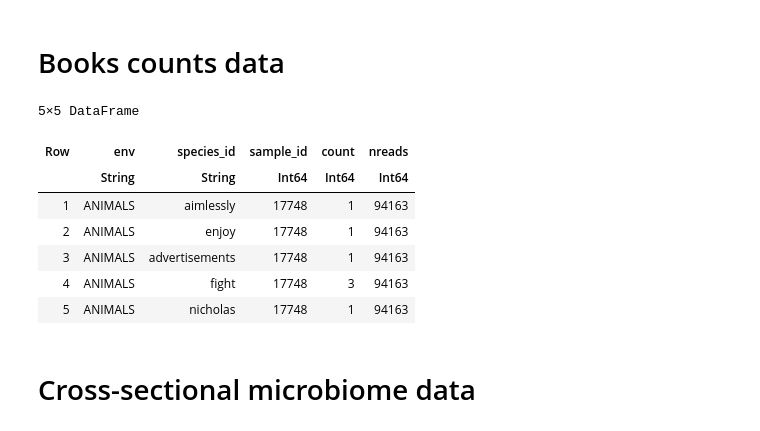
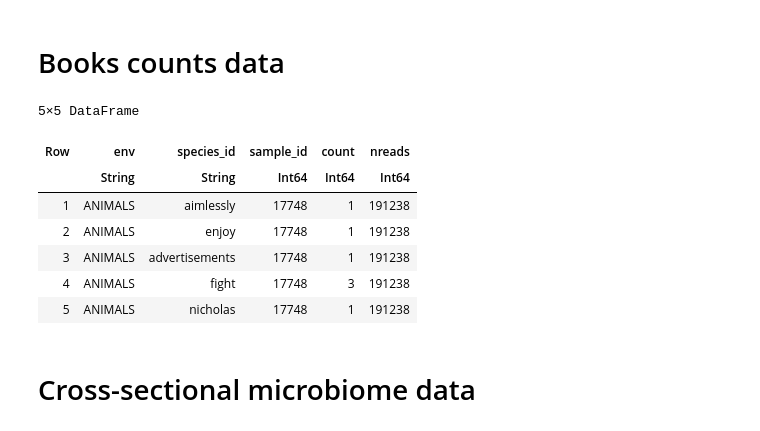
Before and after one commit to luca430/Meris, a Jupyter notebook: DatasetConversion.ipynb, the cells around one changed output. Drawn from its saved outputs; the diff is of its cells as text; code cells hidden in the pictures.

```diff
--- a/DatasetConversion.ipynb
+++ b/DatasetConversion.ipynb
@@ -157,11 +166,19 @@ STOPWORDS = Set([
     "a","b","c","d","e","f","g","h","i","j","k","l","m","n","o","p","q","r","s","t","u","v", "w","x","y","z"
 ])
 
-function word_counts(text; remove=true)
+function word_counts(text; remove=true, normalize=false, N=10_000)
     # Normalize & split into all words (including stop-words)
     text = lowercase(text)
     # Split on anything that isn't A–Z or a–z (one or more in a row)
     raw_words = filter(!isempty, split(text, r"[^A-Za-z]+"))
+
+    if normalize
+        if length(raw_words) >= N
+            raw_words = raw_words[1:N]
+        else
+            append!(raw_words, rand(raw_words,N-length(raw_words)))
+        end
+    end
 
     # Count everything
     cnt_map = countmap(raw_words)
@@ -175,7 +192,7 @@ function word_counts(text; remove=true)
 end
 
 # prepare empty DataFrame with the right column types
-BOOKS2 = DataFrame(
+BOOKS4 = DataFrame(
     env        = String[],
     species_id = String[],
     sample_id  = Int[],
@@ -186,28 +203,29 @@ BOOKS2 = DataFrame(
 for row in eachrow(df)
     if !ismissing(row.Text)
         env, sid = row.Bookshelf, row.ID
-        cnt_map, nreads = word_counts(row.Text, remove=false)
+        cnt_map, nreads = word_counts(row.Text)
         for (word, freq) in cnt_map
-            push!(BOOKS2, (env, word, sid, freq, nreads))
+            push!(BOOKS4, (env, word, sid, freq, nreads))
         end
     end
 end
 
-unique!(BOOKS2, [:env, :species_id, :sample_id])
+unique!(BOOKS4, [:env, :species_id, :sample_id])
+BOOKS4.nreads .= maximum(BOOKS4.nreads)
 
-@save "./Data/processed/books2.jld2" BOOKS2
+@save "./Data/processed/books4.jld2" BOOKS4
 # %%
-@load "./Data/processed/books.jld2" BOOKS
-first(BOOKS, 5)
+@load "./Data/processed/books4.jld2" BOOKS4
+first(BOOKS4, 5)
 # %% [output]
 5×5 DataFrame
 | Row | env | species_id | sample_id | count | nreads |
 |  | String | String | Int64 | Int64 | Int64 |
-| 1 | ANIMALS | aimlessly | 17748 | 1 | 94163 |
-| 2 | ANIMALS | enjoy | 17748 | 1 | 94163 |
-| 3 | ANIMALS | advertisements | 17748 | 1 | 94163 |
-| 4 | ANIMALS | fight | 17748 | 3 | 94163 |
-| 5 | ANIMALS | nicholas | 17748 | 1 | 94163 |
+| 1 | ANIMALS | aimlessly | 17748 | 1 | 191238 |
+| 2 | ANIMALS | enjoy | 17748 | 1 | 191238 |
+| 3 | ANIMALS | advertisements | 17748 | 1 | 191238 |
+| 4 | ANIMALS | fight | 17748 | 3 | 191238 |
+| 5 | ANIMALS | nicholas | 17748 | 1 | 191238 |
 # %% [markdown]
 # Cross-sectional microbiome data
 # %%
```
Also changed, not shown: parts of 2 cells of this notebook, 3 other files.
